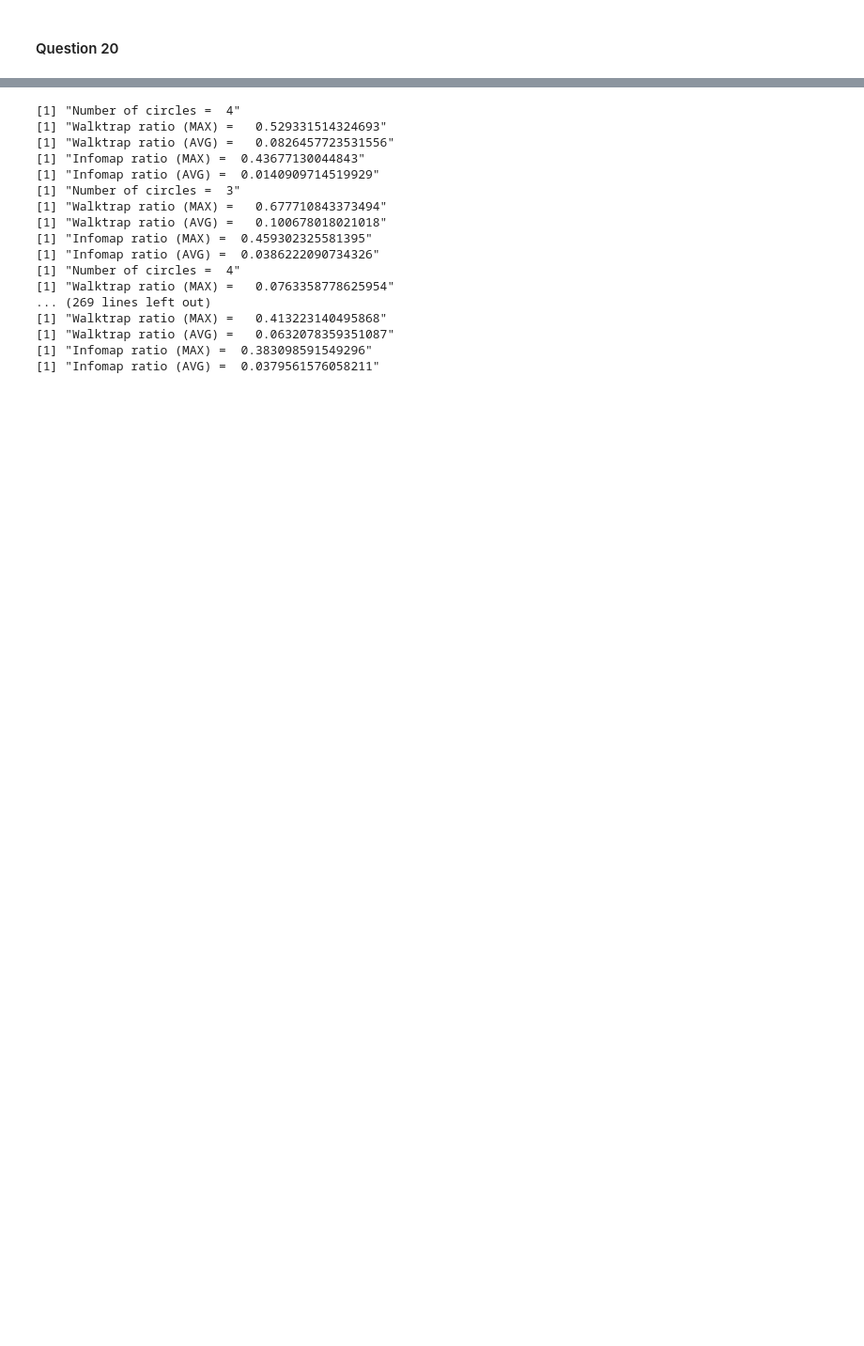
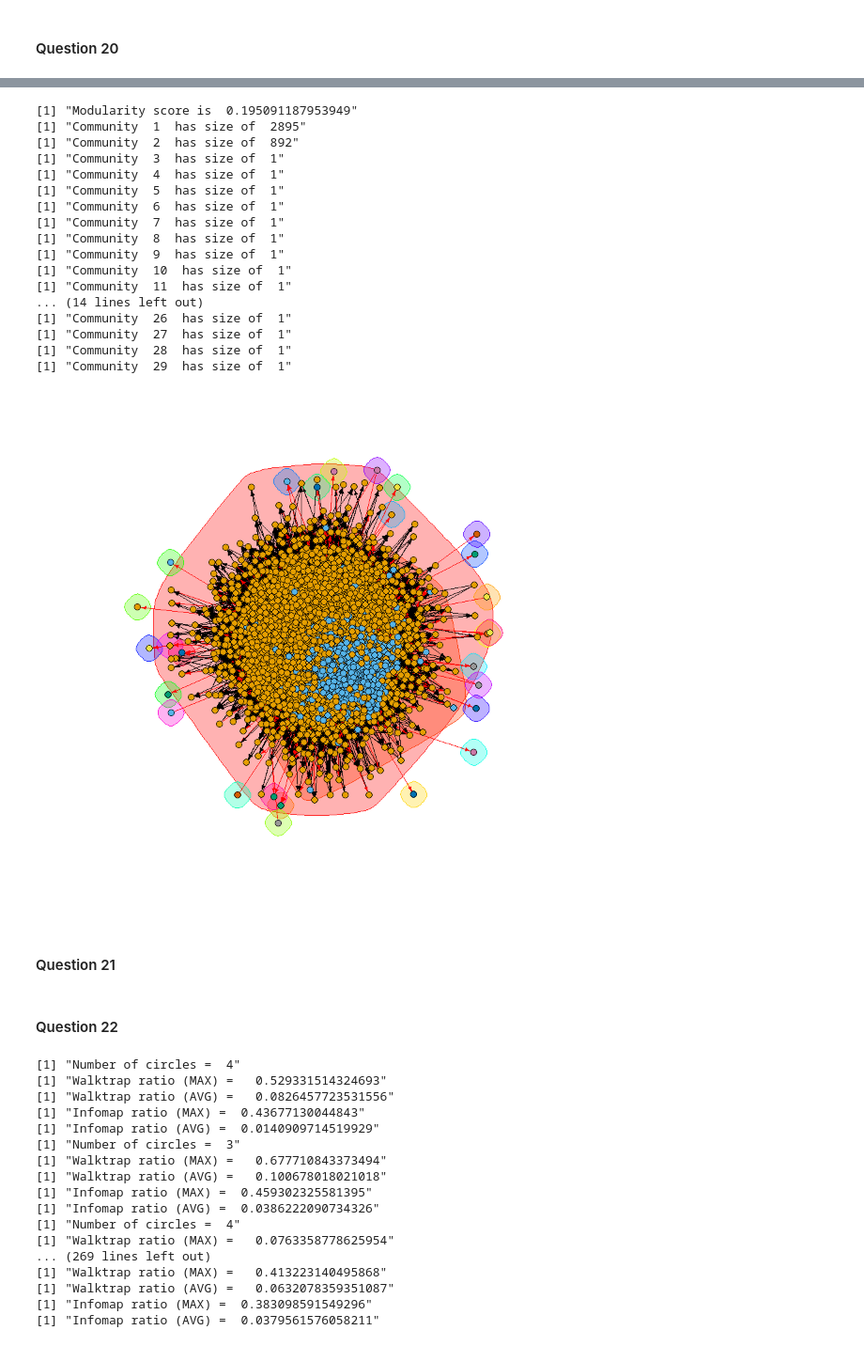
Before and after one commit to popo0293/232-P2, a Jupyter notebook: Part2.ipynb, the cells around one changed output, grey strips where cells are left out. Shown at 94% size. Cells and saved outputs as stored; diff of their text form; code cells hidden in the pictures; blank space fills up the shorter version.

```diff
--- a/Part2.ipynb
+++ b/Part2.ipynb
@@ -51,3 +94,36 @@ print(paste("Modularity score is ", modularity(walk1)))
+# %%
+walk3 = walktrap.community(g3)
+print(paste("Modularity score is ", modularity(walk3)))
+
+plot(walk3 , g3, vertex.label=NA, vertex.size=4, edge.arrow.size=.3)
+
+com_size = sizes(walk3)
+for (i in 1:length(walk3)){
+    print(paste("Community ", i," has size of ", com_size[i]))
+}
+# %% [output]
+[1] "Modularity score is  0.195091187953949"
+[1] "Community  1  has size of  2895"
+[1] "Community  2  has size of  892"
+[1] "Community  3  has size of  1"
+[1] "Community  4  has size of  1"
+[1] "Community  5  has size of  1"
+[1] "Community  6  has size of  1"
+[1] "Community  7  has size of  1"
+[1] "Community  8  has size of  1"
+[1] "Community  9  has size of  1"
+[1] "Community  10  has size of  1"
+[1] "Community  11  has size of  1"
+... (14 lines left out)
+[1] "Community  26  has size of  1"
+[1] "Community  27  has size of  1"
+[1] "Community  28  has size of  1"
+[1] "Community  29  has size of  1"
+[figure, added]
+# %% [markdown]
+#### Question 21
+# %% [markdown]
+#### Question 22
 # %%
 general_filenames <- list()
 for (i in 1:length(egoNodes))
```
Also changed, not shown: parts of 3 cells of this notebook.
